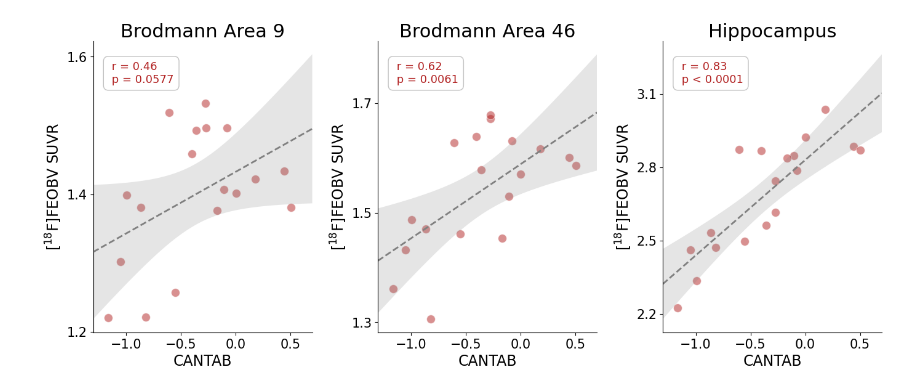
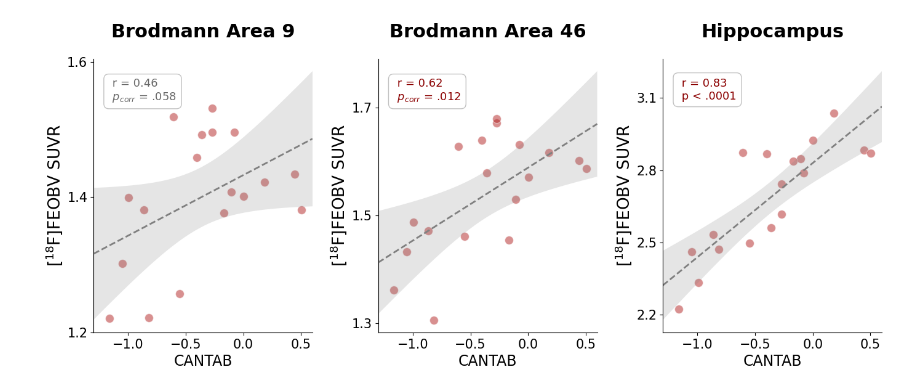
Before and after one commit to zsaint1/FEOBV-PET_Brain, a Jupyter notebook: visualization/Figure2__ROI_SUVRs_by_CANTAB.ipynb, the cells around one changed output. Saved outputs shown, nothing was run; the diff lists cells and outputs as text; code cells hidden in the pictures.

Commit message:
Updated script, e.g., figures formatting

```diff
--- a/visualization/Figure2__ROI_SUVRs_by_CANTAB.ipynb
+++ b/visualization/Figure2__ROI_SUVRs_by_CANTAB.ipynb
@@ -1,56 +1,70 @@
 # %%
-######## plot CANTAB by BA9 / BA46 / HIP SUVRs
+####### Figure 2: BA9, BA46, and HIP SUVRs by CANTAB, in patients.
 
 import statsmodels.api as sm
+from statsmodels.stats.multitest import multipletests
 import matplotlib.pyplot as plt
 import seaborn as sns
 import numpy as np
 import scipy.stats as stats
 import pandas as pd
 
-
-# Define ROI info
+## ROI information (including labels and ticks)
 ROI_info = {
 	'BA9': {'label': 'Brodmann Area 9', 'ROI_ticks': [1.2, 1.4, 1.6]},
 	'BA46': {'label': 'Brodmann Area 46', 'ROI_ticks': [1.3, 1.5, 1.7]},
 	'HIP': {'label': 'Hippocampus', 'ROI_ticks': [2.2, 2.5, 2.8, 3.1]},
 }
 
-# Variables
+## Variables
 X_var = 'CANTAB_composite_score'
 X_label = 'CANTAB'
 xticks = [-1, -0.5, 0, 0.5]
 
-# Colors
+## Color
 patient_color = '#B22222'
 
-# Load data
+## Load data
 masterfile = pd.read_csv('data/masterfile_final_18patients_and_33controls.csv')
 patients_only = masterfile[masterfile['Group'] == 'Schizophrenia'].copy()
 
-# Create figure with 2 subplots side-by-side
+## Calculate uncorrected stats
+r_stats = []
+raw_p_values = []
+for ROI in ['BA9', 'BA46', 'HIP']:
+    subset = patients_only[[ROI, X_var]].dropna()
+    ## Calculate Pearson correlation
+    r, p = stats.pearsonr(subset[X_var], subset[ROI])
+    r_stats.append(r)
+    raw_p_values.append(p)
+
+## Correction for multiple comparisons (Holm-Bonferroni)
+reject_null_hyp, p_corrected, alphac_sidak, alphac_bonf = multipletests(raw_p_values, method='holm')
+
+## Create figure with 3 subplots side-by-side
 fig, axes = plt.subplots(1, 3, figsize=(15, 7))
 
-for ax, ROI in zip(axes, ['BA9', 'BA46', 'HIP']):
+## loop through ROIs
+for roi, (ax, ROI) in enumerate(zip(axes, ['BA9', 'BA46', 'HIP'])):
 	subset = patients_only[[ROI, X_var]].dropna()
 
-	# Fit linear model using statsmodels
+	## Fit linear model
 	X = subset[X_var]
 	y = subset[ROI]
 	X_const = sm.add_constant(X)
 	model = sm.OLS(y, X_const).fit()
 
-	# Prediction range (EXTENDED)
-	x_pred = np.linspace(-1.3, 0.7, 200)
+	## Arbitrary prediction range
+	x_pred = np.linspace(-1.3, 0.6, 200)
 	x_pred_const = sm.add_constant(x_pred)
 	y_pred = model.predict(x_pred_const)
 
-	# Confidence intervals (95%)
+	## Confidence intervals (95%)
 	pred_summary = model.get_prediction(x_pred_const).summary_frame(alpha=0.05)
 	lower = pred_summary['mean_ci_lower']
 	upper = pred_summary['mean_ci_upper']
 
-	# Scatter
+	## Scatter plot
 	sns.scatterplot(
 		data=subset,
 		x=X_var,
@@ -61,46 +75,51 @@ for ax, ROI in zip(axes, ['BA9', 'BA46', 'HIP']):
 		ax=ax
 	)
 
-	# Regression line
+	## Regression line
 	ax.plot(x_pred, y_pred, color='grey', linestyle='--', linewidth=2)
 
-	# Shaded confidence interval
+	## Shaded confidence interval
 	ax.fill_between(x_pred, lower, upper, color='grey', alpha=0.2, edgecolor='none')
 
-	ax.set_title(f'{ROI_info[ROI]["label"]}', fontsize=22, pad=2)
-	ax.set_ylabel(r'[$^{18}$F]FEOBV SUVR', fontsize=17)
+	## Formatting of axes and title
+	ax.set_title(ROI_info[ROI]['label'], fontsize=22, pad=25, fontweight='bold')
+	ax.set_ylabel(r'[$^{18}$F]FEOBV SUVR', fontsize=19)
 	ax.set_yticks(ROI_info[ROI]['ROI_ticks'])
 	ax.set_xlabel(X_label, fontsize=17)
 	ax.set_xticks(xticks)
-	ax.set_xlim([-1.3, 0.7])
+	ax.set_xlim([-1.3, 0.6])
 	ax.tick_params(axis='both', labelsize=15)
 	sns.despine(ax=ax)
 
-	# Correlation text
-	r_val, p_val = stats.pearsonr(X, y)
+	## Corrected p values (Holm-Bonferroni)
+	r_val = r_stats[roi]
+	p_val = p_corrected[roi]
 
-	# Format p-value string
+	## Format p-value string
+	stats_color = 'darkred' if reject_null_hyp[roi] else 'dimgray'
 	if p_val < 0.0001:
-		p_str = "p < 0.0001"
+		p_text = "p < .0001"
 	else:
-		p_str = f"p = {p_val:.4f}"
+		p_str = f"{p_val:.3f}".replace('0.', '.')
+		p_text = f"$\\mathit{{p}}_{{corr}}$ = {p_str}"
 
 	ax.text(
-		0.07, 0.93, f' r = {r_val:.2f}\n {p_str}',
+		0.07, 0.93, f' r = {r_val:.2f}\n {p_text}',
 		transform=ax.transAxes,
 		fontsize=13,
-		color=patient_color,
+		color=stats_color,
 		verticalalignment='top',
 		horizontalalignment='left',
 		bbox=dict(boxstyle='round,pad=0.45', edgecolor='darkgrey', facecolor='white', alpha=0.7)
 	)
 
 
-# Save and show
+## adjust layout
 plt.tight_layout(pad=5.0)
 plt.subplots_adjust(wspace=0.3)
 
+## Save and show
 plt.savefig(f'plots/patients_only__{X_var}_BA9-46_and_HIP_correlations.jpg', dpi=700, bbox_inches='tight')
 plt.show()
 # %% [output]
-[figure, old version]
+[figure, new version]
```
Also changed, not shown: 2 other files.
